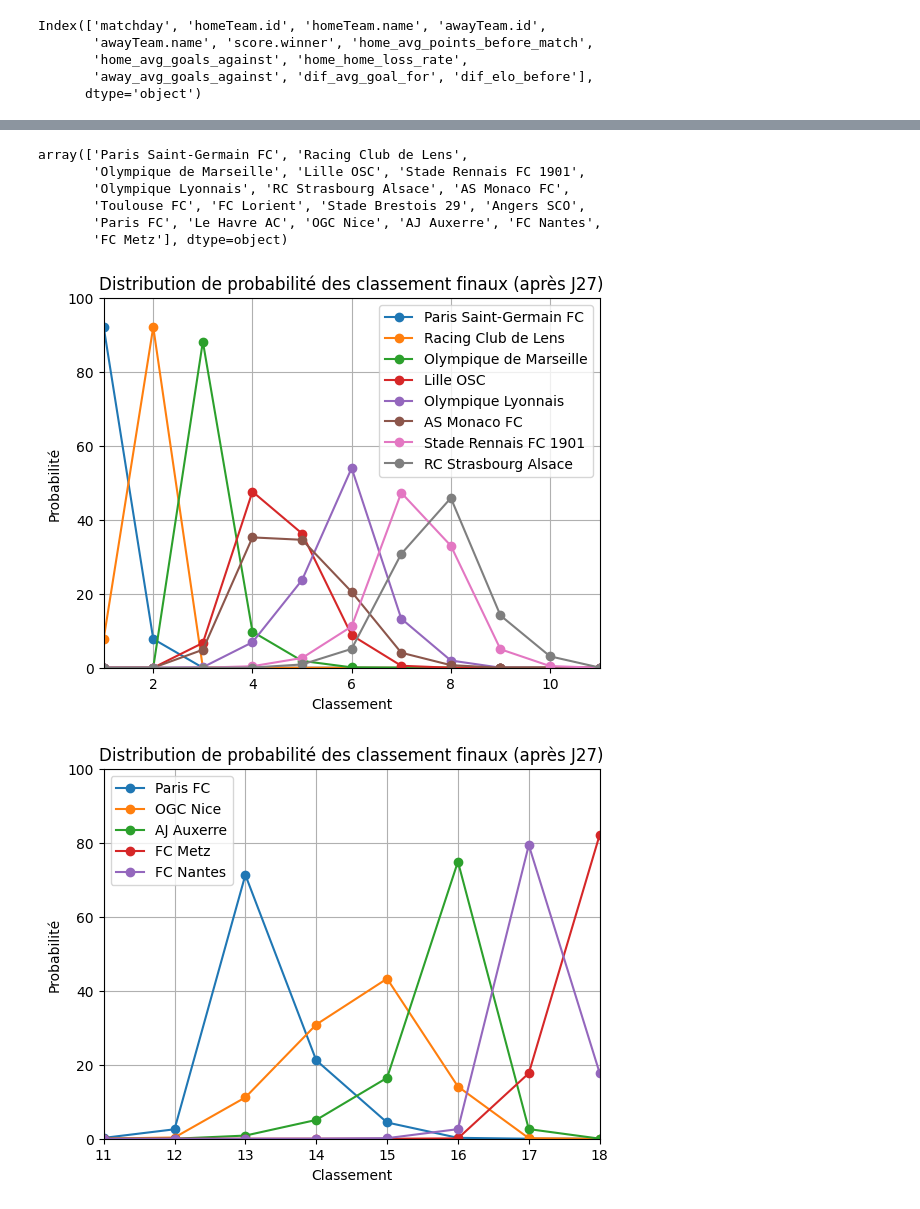
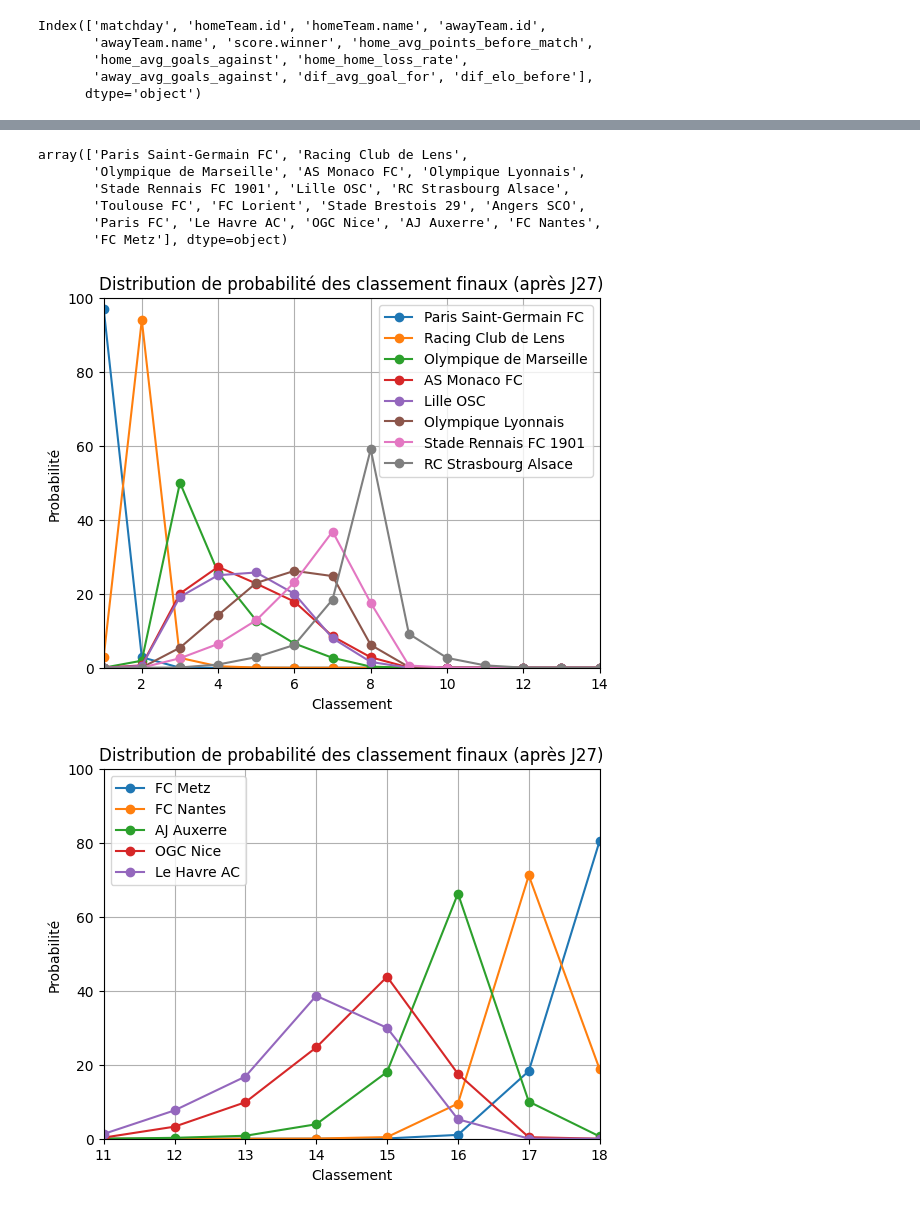
Before and after one commit to judithbreaud/ligue1_viz, a Jupyter notebook: notebooks/end_of_season.ipynb, the cells around one changed output, grey strips where cells are left out. Saved outputs shown, nothing was run; the diff lists cells and outputs as text; code cells hidden in the pictures.

```diff
--- a/notebooks/end_of_season.ipynb
+++ b/notebooks/end_of_season.ipynb
@@ -1084,3 +1084,8 @@ def prepa_donnee_elo_short(df,history):
     ],inplace=True)
 
     return df_merged
+# %%
+from src.etl import fetch_matches
+matches_json=fetch_matches("FL1","2025")
+df_matches_2025=pd.json_normalize(matches_json["matches"])
+df_matches_2025[df_matches_2025["matchday"]==28]
@@ -1108,6 +1125,8 @@ old_goal_dif = pd.read_parquet("../data/processed/standings_long.parquet")
 old_goal_dif=old_goal_dif[['team','gdif_cum']][old_goal_dif['matchday']==27]
 # %%
 def run_one_simulation(probas,classes,unplayed,played,old_goal_dif):
+    unplayed = unplayed.copy()
+
     # Sample one class per row based on probabilities
     y_pred_random = np.array([
         np.random.choice(classes, p=proba)
@@ -1115,12 +1134,12 @@ def run_one_simulation(probas,classes,unplayed,played,old_goal_dif):
     ])
     unplayed['score.winner']=y_pred_random
     df=pd.concat([unplayed,played])
-    df[["matchday", "homeTeam.name","homeTeam.id", "score.winner"]].rename(
+    df_home=df[["matchday", "homeTeam.name","homeTeam.id", "score.winner"]].rename(
         columns={
             "homeTeam.name": "team","homeTeam.id": "id"
         }
     )
-    df_home["is_df_home home"] = True
+    df_home["is_home"] = True
 
     df_away = df[["matchday", "awayTeam.name","awayTeam.id", "score.winner"]].rename(
         columns={
@@ -1141,5 +1160,3 @@ def run_one_simulation(probas,classes,unplayed,played,old_goal_dif):
     merged_df["rank"] = merged_df.index + 1
 
     return merged_df[["team","rank"]]
-# %%
-run_one_simulation(probas,classes,y_label_unplayed,y_label_played,old_goal_dif)
@@ -1172,7 +1171,7 @@ def run_monte_carlo(n_simulations,probas,classes,unplayed,played,old_goal_dif):
     return pd.concat(results)
 # %%
 N=10000
-res_monte_carlo=run_monte_carlo(N,probas,classes,y_label_unplayed,y_label_played,old_goal_dif)
+res_monte_carlo=run_monte_carlo(N,probas,classes,label_unplayed,y_label_played,old_goal_dif)
 # %%
 rank_counts = (
     res_monte_carlo
@@ -1186,8 +1206,8 @@ rank_probs=rank_counts*100/N
 res_monte_carlo["team"].unique()
 # %% [output]
 array(['Paris Saint-Germain FC', 'Racing Club de Lens',
-       'Olympique de Marseille', 'Lille OSC', 'Stade Rennais FC 1901',
-       'Olympique Lyonnais', 'RC Strasbourg Alsace', 'AS Monaco FC',
+       'Olympique de Marseille', 'AS Monaco FC', 'Olympique Lyonnais',
+       'Stade Rennais FC 1901', 'Lille OSC', 'RC Strasbourg Alsace',
        'Toulouse FC', 'FC Lorient', 'Stade Brestois 29', 'Angers SCO',
        'Paris FC', 'Le Havre AC', 'OGC Nice', 'AJ Auxerre', 'FC Nantes',
        'FC Metz'], dtype=object)
@@ -1197,41 +1217,41 @@ import matplotlib.pyplot as plt
 teams_of_interest = [
     "Paris Saint-Germain FC",
     "Racing Club de Lens",
     "Olympique de Marseille",
+    "AS Monaco FC",
     "Lille OSC",
     "Olympique Lyonnais",
-    "AS Monaco FC",
     "Stade Rennais FC 1901",
     "RC Strasbourg Alsace"
 ]
 
 plt.figure()
 
 for team in teams_of_interest:
     plt.plot(
         rank_probs.columns,
         rank_probs.loc[team],
         marker='o',
         label=team,
         linestyle='-'
     )
 
 plt.xlabel("Classement")
 plt.ylabel("Probabilité")
 plt.title("Distribution de probabilité des classement finaux (après J27)")
 plt.legend()
 plt.grid()
-plt.xlim(1, 11)
+plt.xlim(1, 14)
 plt.ylim(0, 100)
 
 plt.show()
 # %% [output]
-[figure, old version]
+[figure, new version]
 # %%
 import matplotlib.pyplot as plt
 
 teams_of_interest = [
-    "Paris FC","OGC Nice","AJ Auxerre","FC Metz","FC Nantes"
+    "FC Metz","FC Nantes","AJ Auxerre","OGC Nice",'Le Havre AC'
 ]
 
 plt.figure()
@@ -1255,7 +1275,7 @@ plt.ylim(0, 100)
 
 plt.show()
 # %% [output]
-[figure, old version]
+[figure, new version]
 # %%
 import matplotlib.pyplot as plt
 
```
Also changed, not shown: parts of 16 cells of this notebook.
